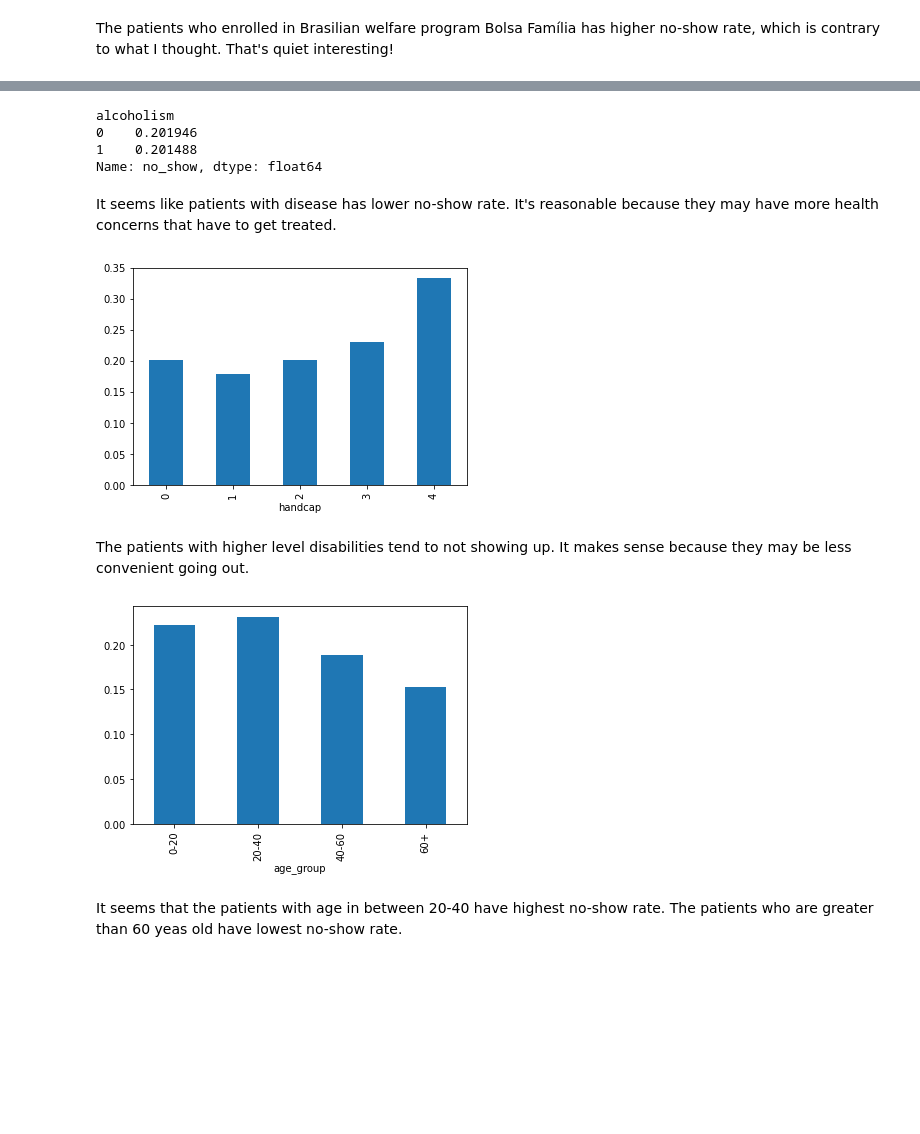
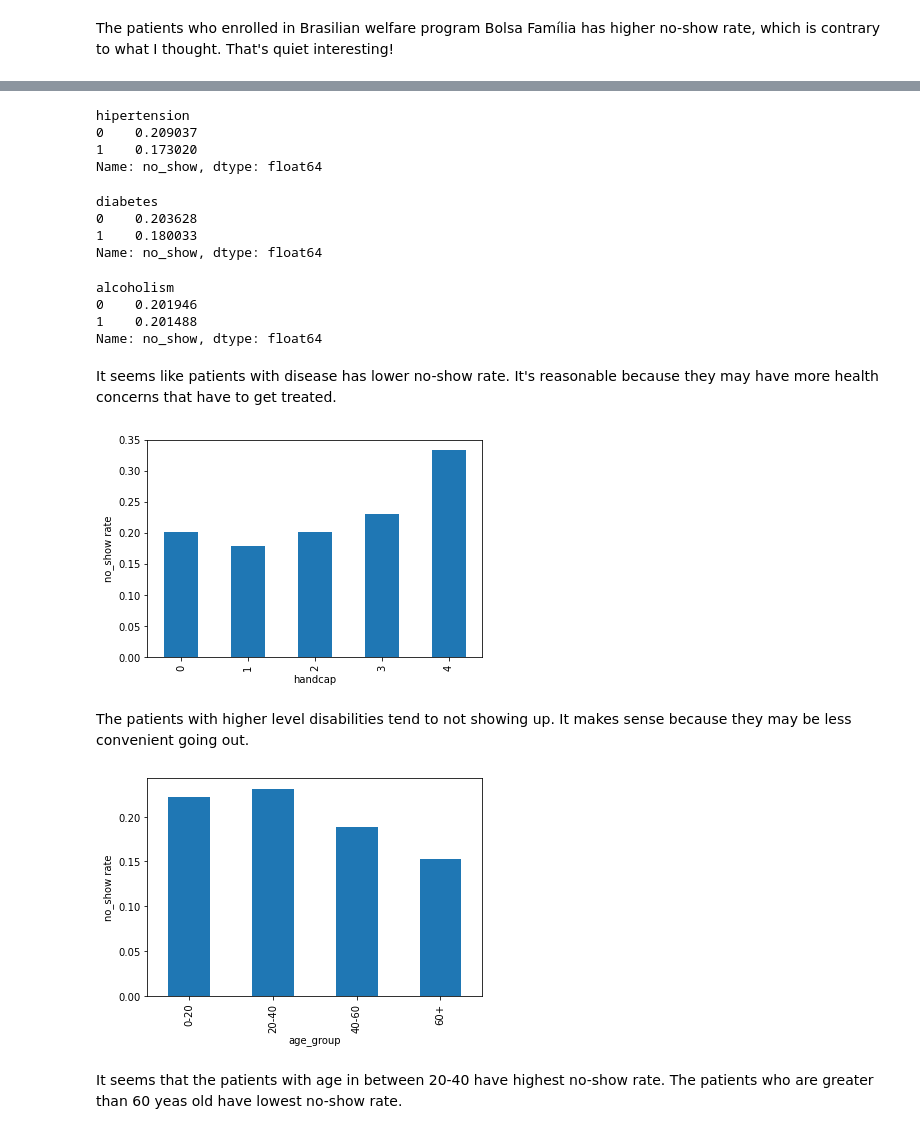
Before and after one commit to wendydoog/Data-Analyst-Nanodegree-Project, a Jupyter notebook: investigate-a-dataset.ipynb, the cells around one changed output, grey strips where cells are left out. Cells and saved outputs as stored; diff of their text form; code cells hidden in the pictures; blank space fills up the shorter version.

```diff
--- a/investigate-a-dataset.ipynb
+++ b/investigate-a-dataset.ipynb
@@ -88,5 +91,3 @@ Data columns (total 14 columns):
 dtypes: float64(1), int64(8), object(5)
 memory usage: 11.8+ MB
 110527
-# %%
-df.drop(['patientid'], axis = 1, inplace = True)
@@ -222,22 +220,38 @@ Name: no_show, dtype: float64
-# %%
-df.groupby('alcoholism')['no_show'].mean()
-# %% [output]
-alcoholism
-0    0.201946
-1    0.201488
-Name: no_show, dtype: float64
+# %%
+no_show_rate('hipertension')
+# %% [output]
+hipertension
+0    0.209037
+1    0.173020
+Name: no_show, dtype: float64
+# %%
+no_show_rate('diabetes')
+# %% [output]
+diabetes
+0    0.203628
+1    0.180033
+Name: no_show, dtype: float64
+# %%
+no_show_rate('alcoholism')
+# %% [output]
+alcoholism
+0    0.201946
+1    0.201488
+Name: no_show, dtype: float64
 # %% [markdown]
 It seems like patients with disease has lower no-show rate. It's reasonable because they may have more health concerns that have to get treated.
 # %%
 df.groupby('handcap')['no_show'].mean().plot(kind = 'bar');
+plt.ylabel('no_show rate');
 # %% [output]
-[figure, old version]
+[figure, new version]
 # %% [markdown]
 The patients with higher level disabilities tend to not showing up. It makes sense because they may be less convenient going out.
 # %%
 df.groupby('age_group')['no_show'].mean().plot(kind = 'bar');
+plt.ylabel('no_show rate');
 # %% [output]
-[figure, old version]
+[figure, new version]
 # %% [markdown]
 It seems that the patients with age in between 20-40 have highest no-show rate. The patients who are greater than 60 yeas old have lowest no-show rate.
 # %%
```
Also changed, not shown: parts of 39 cells of this notebook.
